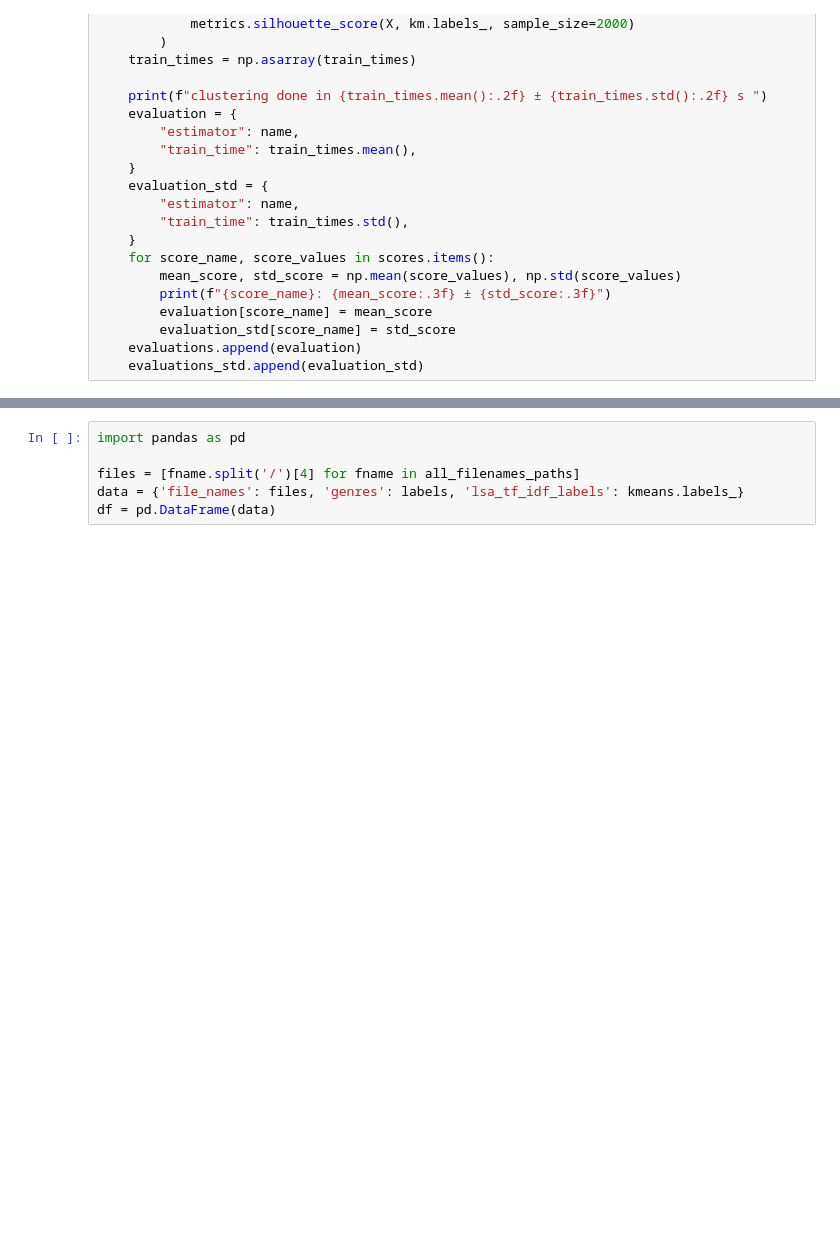
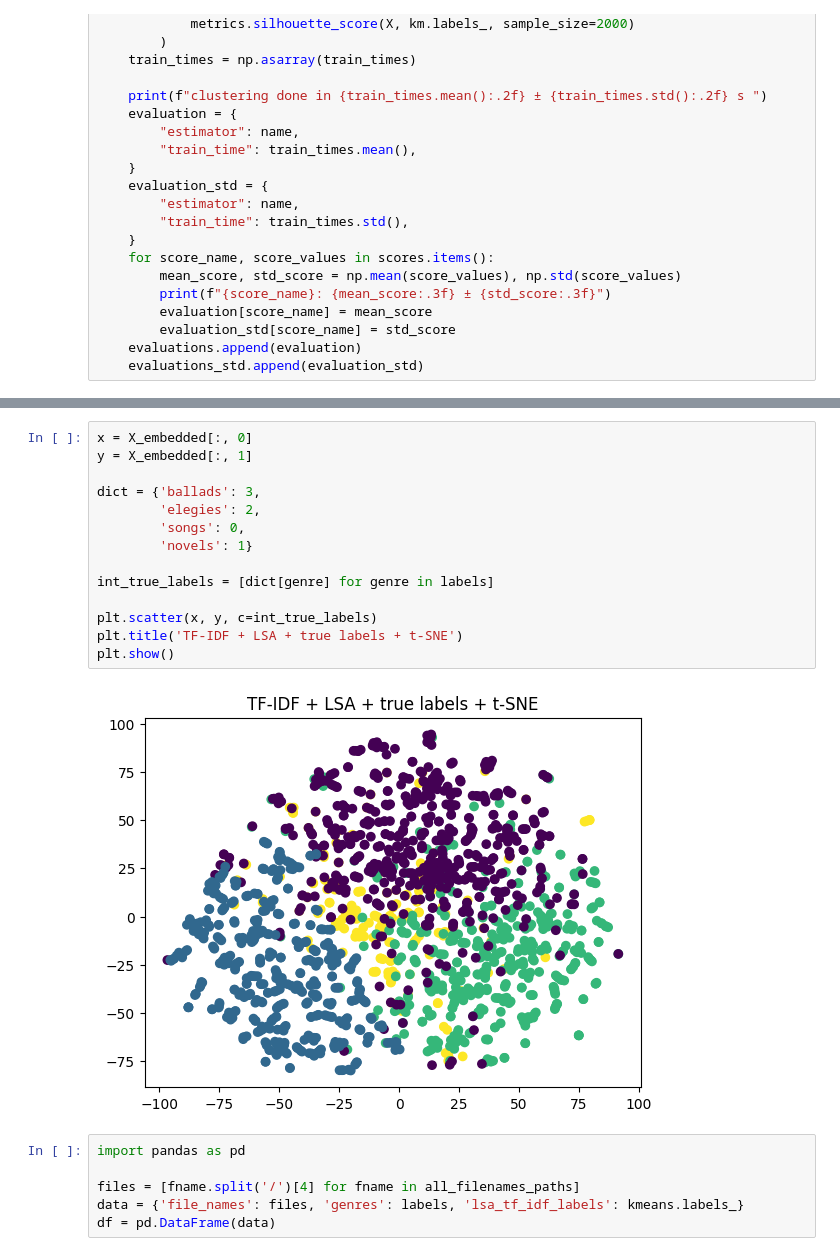
Before and after one commit to vpozdnyakov/literary_genre_identifier, a Jupyter notebook: notebooks/tfidf.ipynb, the cells around one changed output, grey strips where cells are left out. Cells and saved outputs as stored; diff of their text form; blank space fills up the shorter version.

```diff
--- a/notebooks/tfidf.ipynb
+++ b/notebooks/tfidf.ipynb
@@ -158,3 +204,19 @@ array([0, 2, 2, ..., 1, 1, 1], dtype=int32)
+# %%
+x = X_embedded[:, 0]
+y = X_embedded[:, 1]
+
+dict = {'ballads': 3,
+        'elegies': 2,
+        'songs': 0,
+        'novels': 1}
+
+int_true_labels = [dict[genre] for genre in labels]
+
+plt.scatter(x, y, c=int_true_labels)
+plt.title('TF-IDF + LSA + true labels + t-SNE')
+plt.show()
+# %% [output]
+[figure, added]
 # %%
 import pandas as pd
 
```
Also changed, not shown: parts of 16 cells of this notebook, 3 other files.
